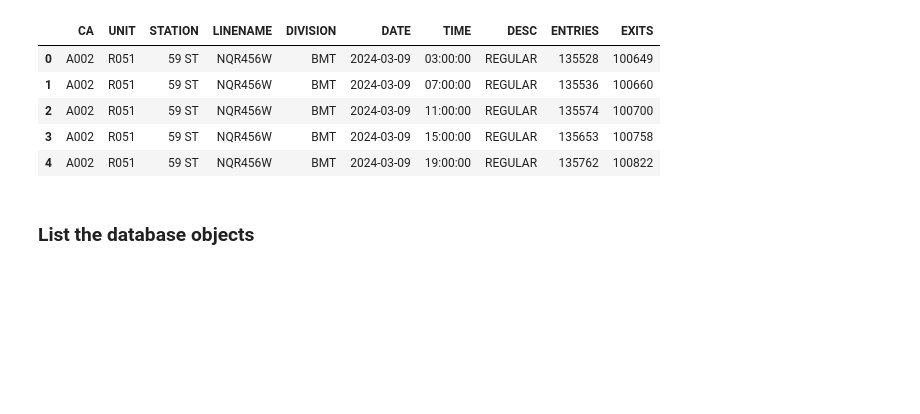
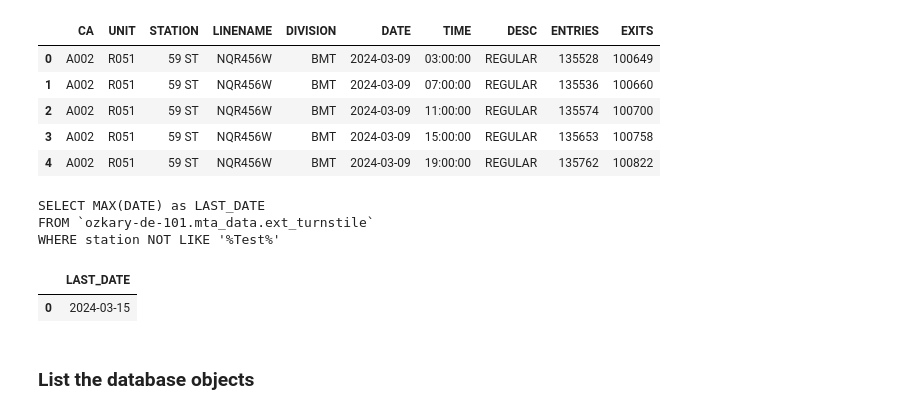
Before and after one commit to ozkary/data-engineering-mta-turnstile, a Jupyter notebook: Step4-Data-Warehouse/bigquery.ipynb, the cells around one changed output. Drawn from its saved outputs; the diff is of its cells as text; code cells hidden in the pictures; blank space fills up the shorter version.

```diff
--- a/Step4-Data-Warehouse/bigquery.ipynb
+++ b/Step4-Data-Warehouse/bigquery.ipynb
@@ -44,6 +44,23 @@ limit 100
 | 2 | A002 | R051 | 59 ST | NQR456W | BMT | 2024-03-09 | 11:00:00 | REGULAR | 135574 | 100700 |
 | 3 | A002 | R051 | 59 ST | NQR456W | BMT | 2024-03-09 | 15:00:00 | REGULAR | 135653 | 100758 |
 | 4 | A002 | R051 | 59 ST | NQR456W | BMT | 2024-03-09 | 19:00:00 | REGULAR | 135762 | 100822 |
+# %%
+# get the last date processed
+sql = """
+SELECT MAX(DATE) as LAST_DATE
+FROM `{}.{}.ext_turnstile`
+WHERE station NOT LIKE '%Test%'
+""".format(PROJECT, DATASET)
+# query the data using the client reference
+df = run_query(sql)
+print(sql)
+df.head(50)
+# %% [output]
+SELECT MAX(DATE) as LAST_DATE
+FROM `ozkary-de-101.mta_data.ext_turnstile`
+WHERE station NOT LIKE '%Test%'
+|  | LAST_DATE |
+| 0 | 2024-03-15 |
 # %% [markdown]
 ### List the database objects
 # %%
```
Also changed, not shown: parts of 1 cell of this notebook, 4 other files.
